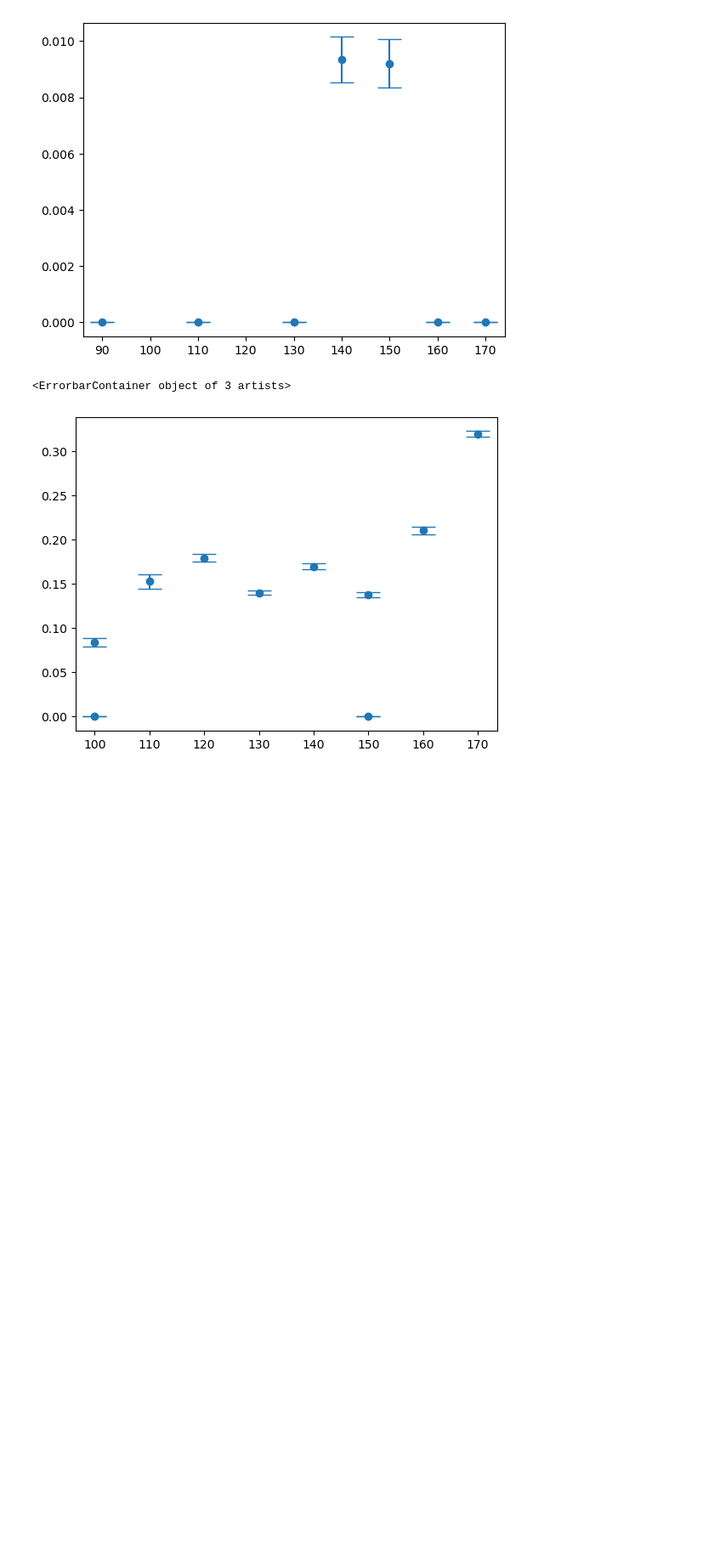
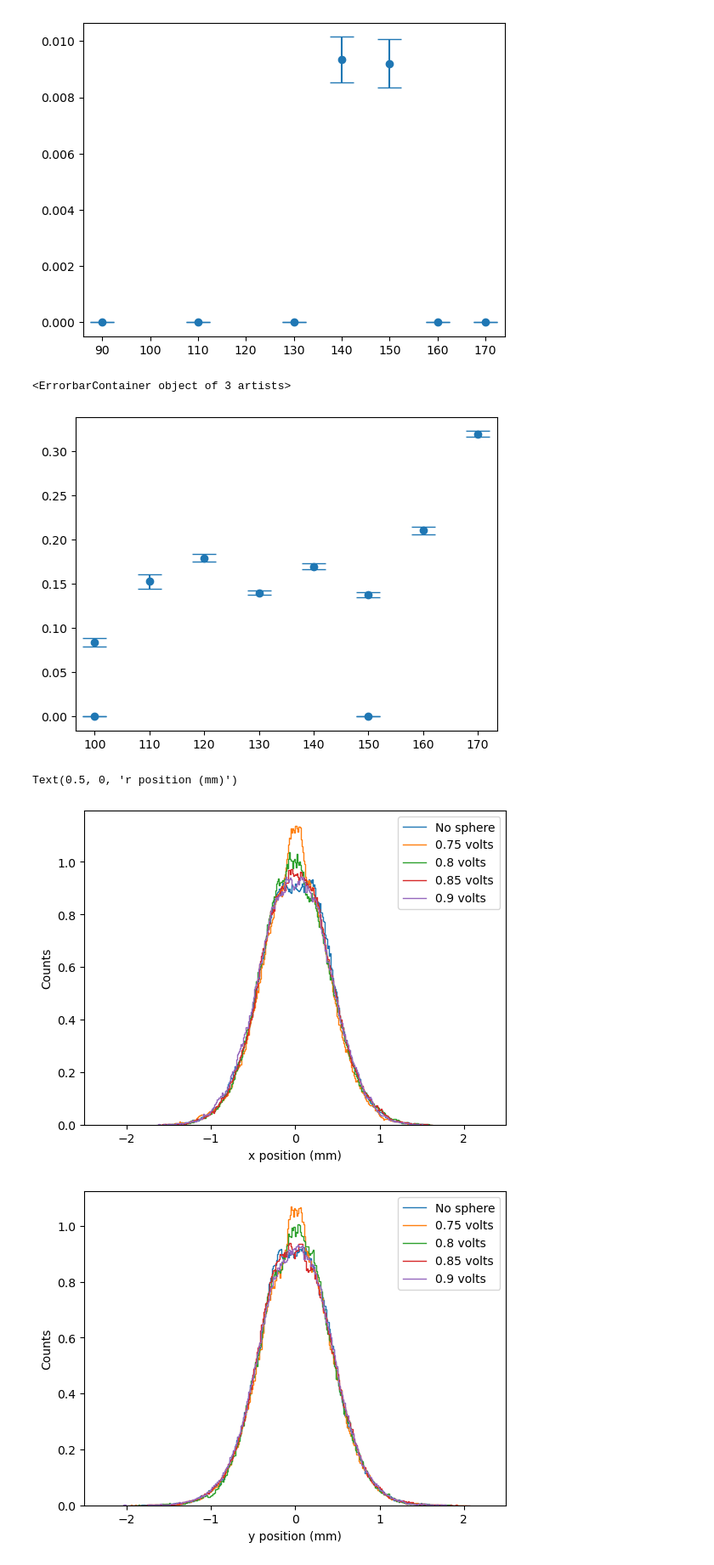
Before and after one commit to tompenny/SIMPLE-Ion-Capture-efficiency, a Jupyter notebook: Nanosphere/SIMION/240820 - test chamber, just trap.ipynb, the cells around one changed output. Shown at 85% size. Cells and saved outputs as stored; diff of their text form; code cells hidden in the pictures; blank space fills up the shorter version.

```diff
--- a/Nanosphere/SIMION/240820 - test chamber, just trap.ipynb
+++ b/Nanosphere/SIMION/240820 - test chamber, just trap.ipynb
@@ -263,9 +277,9 @@ plt.errorbar(V, effs, yerr = errs, linestyle = 'none', capsize = 10, marker = 'o
 # %%
 base = 'D:/Simulation Data/SIMION/241025/'
 # These are all at 100 V rf, 11 is no surface, then surface voltage 0.75, 0.8, 0.85, 0.9
-#files = ['run11', 'run12', 'run13', 'run14', 'run15']
+files = ['run11', 'run12', 'run13', 'run14', 'run15']
 # These are all at 150 V rf, 18 is no surface, then 16 and 17 surface voltage 0.85, 1, then 19 and 20 surface voltage 1 but endcaps 10/19 and 9/18
-files = [ 'run18', 'run16', 'run17', 'run19', 'run20']
+#files = [ 'run18', 'run16', 'run17', 'run19', 'run20']
 ftype = '.csv'
 # %%
 times = []
@@ -286,3 +300,48 @@ for file in files:
     zs.append(z)
     r = np.sqrt((x-6.5)**2+(y-6.5)**2)
     rs.append(r)
+# %%
+labels = ['No sphere', '0.75 volts', '0.8 volts', '0.85 volts', '0.9 volts']
+
+plt.figure()
+for i in range(len(files)):
+    counts, bins = np.histogram(xs[i], bins = 300)
+    area = np.trapz(counts, bins[1:])
+    plt.stairs(counts/area, bins, label = labels[i])
+plt.xlim(-2.5, 2.5)
+plt.legend()
+plt.ylabel('Counts')
+plt.xlabel('x position (mm)')
+
+plt.figure()
+for i in range(len(files)):
+    counts, bins = np.histogram(ys[i], bins = 300)
+    area = np.trapz(counts, bins[1:])
+    plt.stairs(counts/area, bins, label = labels[i])
+plt.xlim(-2.5, 2.5)
+plt.legend()
+plt.ylabel('Counts')
+plt.xlabel('y position (mm)')
+
+plt.figure()
+for i in range(len(files)):
+    counts, bins = np.histogram(zs[i], bins = 300)
+    area = np.trapz(counts, bins[1:])
+    plt.stairs(counts/area, bins, label = labels[i])
+plt.legend()
+plt.ylabel('Counts')
+plt.xlabel('z position (mm)')
+
+plt.figure()
+for i in range(len(files)):
+    counts, bins = np.histogram(rs[i], bins = 300)
+    area = np.trapz(counts, bins[1:])
+    plt.stairs(counts/area, bins, label = labels[i])
+plt.xlim(0, 2)
+plt.legend()
+plt.ylabel('Counts')
+plt.xlabel('r position (mm)')
+# %% [output]
+Text(0.5, 0, 'r position (mm)')
+[figure, added]
+[figure, added]
```
Also changed, not shown: parts of 19 cells of this notebook.
